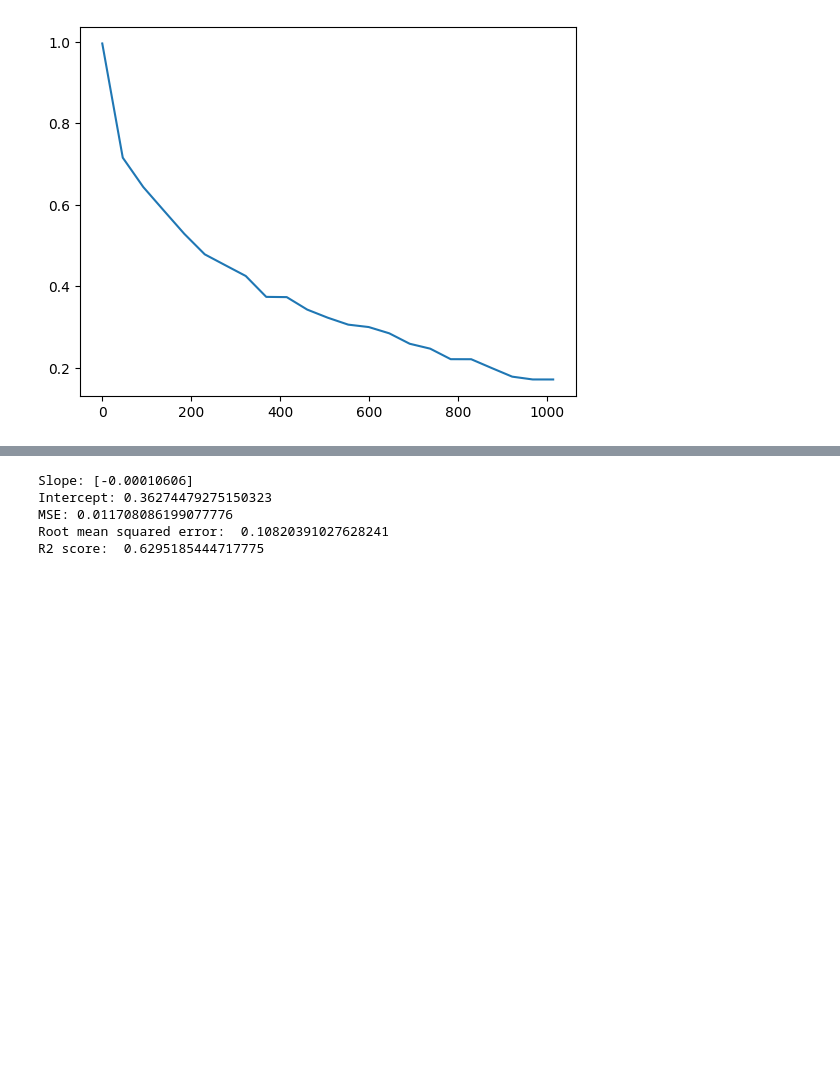
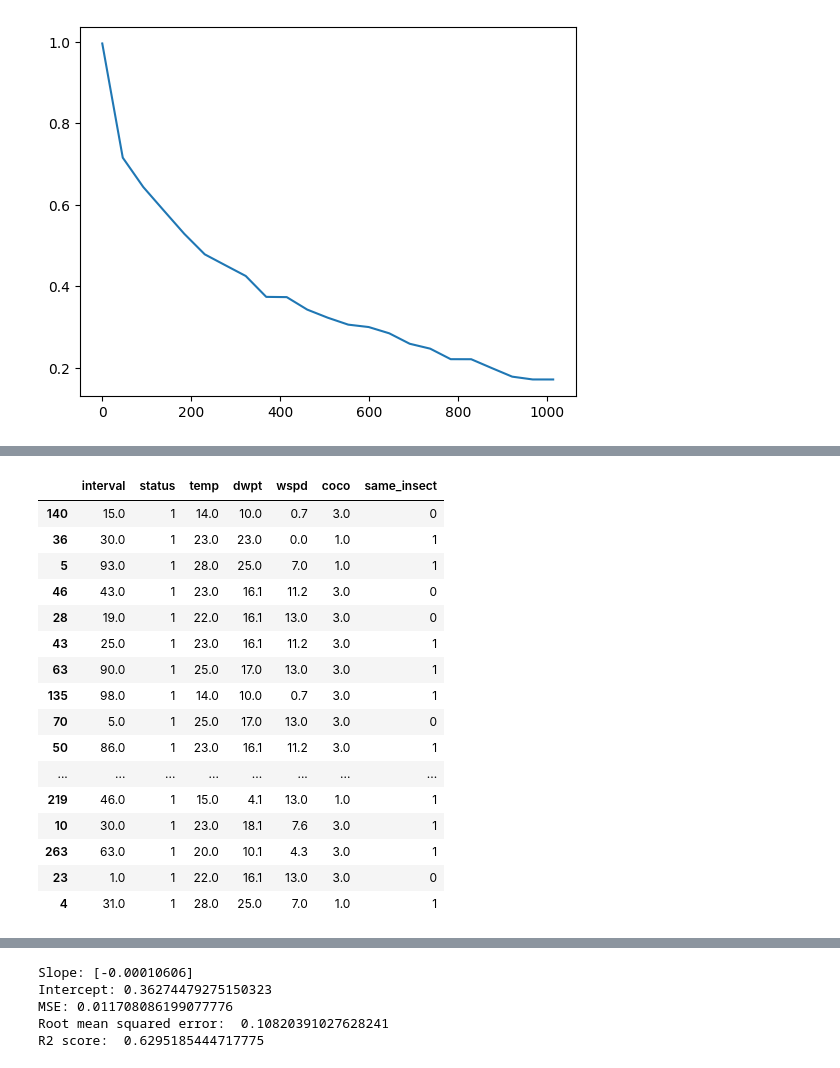
Before and after one commit to puckybreg/Native-Bee-Thesis, a Jupyter notebook: notebook_for_data_analysis.ipynb, the cells around one changed output, grey strips where cells are left out. Saved outputs shown, nothing was run; the diff lists cells and outputs as text; code cells hidden in the pictures; blank space fills up the shorter version.

```diff
--- a/notebook_for_data_analysis.ipynb
+++ b/notebook_for_data_analysis.ipynb
@@ -1013,3 +1008,31 @@ TypeError: fit() got an unexpected keyword argument 'x'
+# %%
+# Double check the matching up of your datasets
+### Notes from Tom
+# Use data from all events that are still active + all the ones that have changed?
+# What is leaving someone in the active queue.
+# If we do the time-interval 75-100
+# From the covariates can we predict the slope of the kaplin-meir population curve during the window 75-100.
+# As we censor from the left we are still tracking the data that hasn't terminated.
+# Moving function of the data
+df_test_under_100
+# %% [output]
+|  | interval | status | temp | dwpt | wspd | coco | same_insect |
+| 140 | 15.0 | 1 | 14.0 | 10.0 | 0.7 | 3.0 | 0 |
+| 36 | 30.0 | 1 | 23.0 | 23.0 | 0.0 | 1.0 | 1 |
+| 5 | 93.0 | 1 | 28.0 | 25.0 | 7.0 | 1.0 | 1 |
+| 46 | 43.0 | 1 | 23.0 | 16.1 | 11.2 | 3.0 | 0 |
+| 28 | 19.0 | 1 | 22.0 | 16.1 | 13.0 | 3.0 | 0 |
+| 43 | 25.0 | 1 | 23.0 | 16.1 | 11.2 | 3.0 | 1 |
+| 63 | 90.0 | 1 | 25.0 | 17.0 | 13.0 | 3.0 | 1 |
+| 135 | 98.0 | 1 | 14.0 | 10.0 | 0.7 | 3.0 | 1 |
+| 70 | 5.0 | 1 | 25.0 | 17.0 | 13.0 | 3.0 | 0 |
+| 50 | 86.0 | 1 | 23.0 | 16.1 | 11.2 | 3.0 | 1 |
+| ... | ... | ... | ... | ... | ... | ... | ... |
+| 219 | 46.0 | 1 | 15.0 | 4.1 | 13.0 | 1.0 | 1 |
+| 10 | 30.0 | 1 | 23.0 | 18.1 | 7.6 | 3.0 | 1 |
+| 263 | 63.0 | 1 | 20.0 | 10.1 | 4.3 | 3.0 | 1 |
+| 23 | 1.0 | 1 | 22.0 | 16.1 | 13.0 | 3.0 | 0 |
+| 4 | 31.0 | 1 | 28.0 | 25.0 | 7.0 | 1.0 | 1 |
 # %%
 surv
 # %% [output]
```
Also changed, not shown: parts of 19 cells of this notebook, 2 other files.
